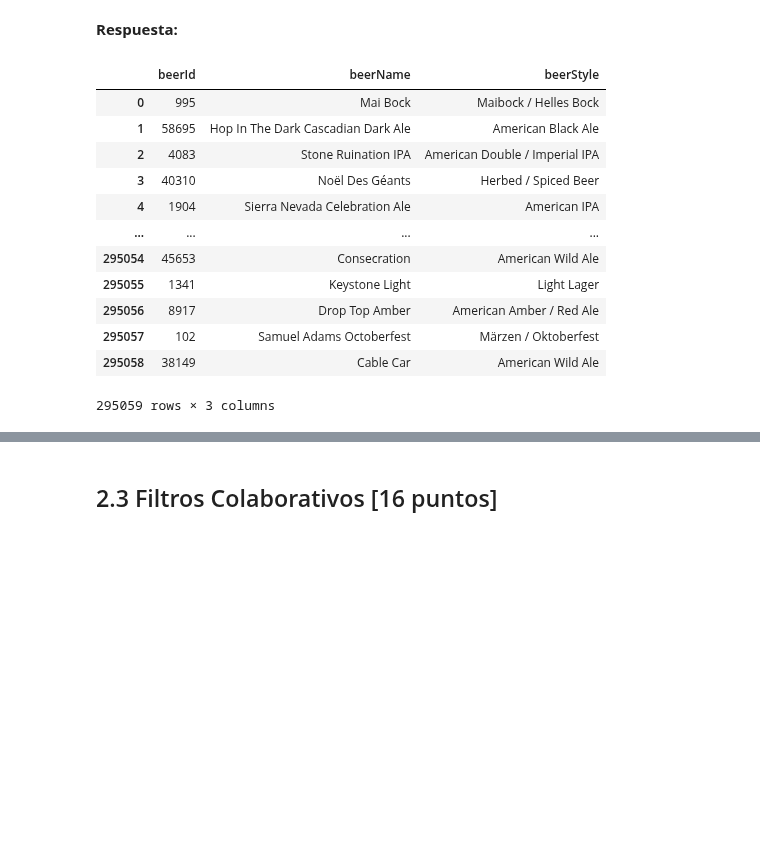
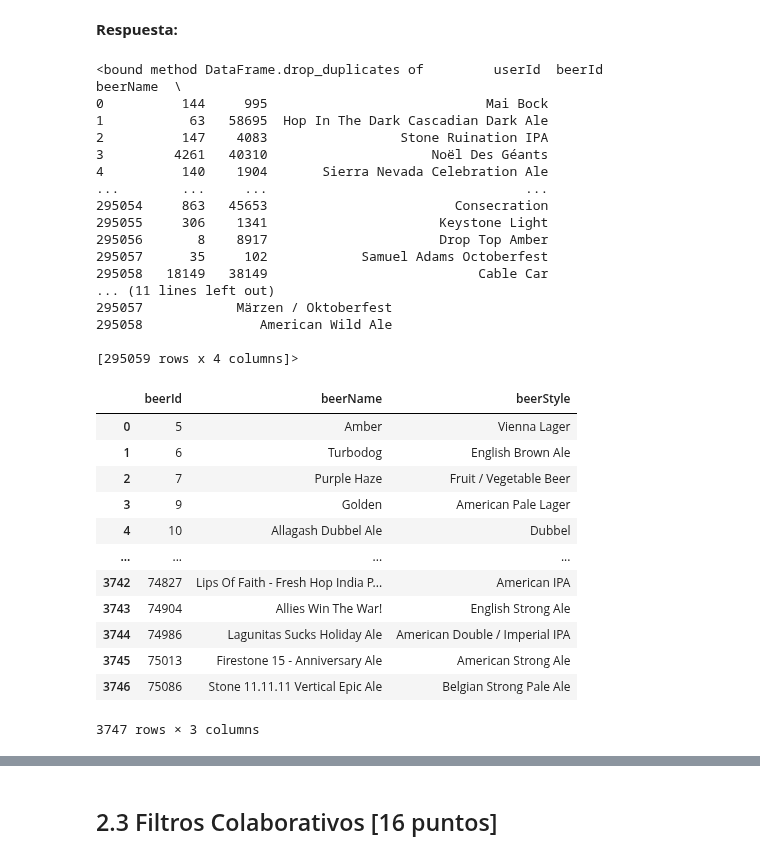
Before and after one commit to juansebm/MDS7202, a Jupyter notebook: Lab 10 - Forecasting y sistema de recomendación/Lab10_enunciado.ipynb, the cells around one changed output, grey strips where cells are left out. Cells and saved outputs as stored; diff of their text form; code cells hidden in the pictures; blank space fills up the shorter version.

```diff
--- a/Lab 10 - Forecasting y sistema de recomendación/Lab10_enunciado.ipynb
+++ b/Lab 10 - Forecasting y sistema de recomendación/Lab10_enunciado.ipynb
@@ -997,20 +997,24 @@ Como primera tarea, Homero le pide centrarse en las características de las cerv
 #1. Primero que todo creamos un dataframe que contiene las características de las cervezas,
 # excluyendo las evaluaciones de los ciudadanos (o ratings)
 df_features_beer = df_cervezas.copy()
-df_features_beer = df_features_beer.drop(columns=["userId", "rating"])
+df_features_beer = df_features_beer.drop(columns=["rating"])
 
-df_features_beer
+df_features_beer.drop_duplicates
 # %% [output]
-|  | beerId | beerName | beerStyle |
-| 0 | 995 | Mai Bock | Maibock / Helles Bock |
-| 1 | 58695 | Hop In The Dark Cascadian Dark Ale | American Black Ale |
-| 2 | 4083 | Stone Ruination IPA | American Double / Imperial IPA |
-| 3 | 40310 | Noël Des Géants | Herbed / Spiced Beer |
-| 4 | 1904 | Sierra Nevada Celebration Ale | American IPA |
-| ... | ... | ... | ... |
-| 295054 | 45653 | Consecration | American Wild Ale |
-| 295055 | 1341 | Keystone Light | Light Lager |
-| 295056 | 8917 | Drop Top Amber | American Amber / Red Ale |
-| 295057 | 102 | Samuel Adams Octoberfest | Märzen / Oktoberfest |
-| 295058 | 38149 | Cable Car | American Wild Ale |
-295059 rows × 3 columns
+<bound method DataFrame.drop_duplicates of         userId  beerId                            beerName  \
+0          144     995                            Mai Bock
+1           63   58695  Hop In The Dark Cascadian Dark Ale
+2          147    4083                 Stone Ruination IPA
+3         4261   40310                     Noël Des Géants
+4          140    1904       Sierra Nevada Celebration Ale
+...        ...     ...                                 ...
+295054     863   45653                        Consecration
+295055     306    1341                      Keystone Light
+295056       8    8917                      Drop Top Amber
+295057      35     102            Samuel Adams Octoberfest
+295058   18149   38149                           Cable Car
+... (11 lines left out)
+295057            Märzen / Oktoberfest
+295058               American Wild Ale
+
+[295059 rows x 4 columns]>
@@ -1022,0 +1021,20 @@ df_features_beer
+# %%
+#Notemos como los datos contienen múltiples calificaciones para cada película. Recordando que este tipo de modelo **no necesita
+#de las interacciones usuario-producto**, es posible entonces reducir la dimensionalidad de nuestro dataset a 1 fila por películas agrupando:
+
+df_bow = df_features_beer.groupby('beerId')[['beerName', 'beerStyle']].first().reset_index() # solo nos quedamos con atributos de productos
+df_bow
+# %% [output]
+|  | beerId | beerName | beerStyle |
+| 0 | 5 | Amber | Vienna Lager |
+| 1 | 6 | Turbodog | English Brown Ale |
+| 2 | 7 | Purple Haze | Fruit / Vegetable Beer |
+| 3 | 9 | Golden | American Pale Lager |
+| 4 | 10 | Allagash Dubbel Ale | Dubbel |
+| ... | ... | ... | ... |
+| 3742 | 74827 | Lips Of Faith - Fresh Hop India P... | American IPA |
+| 3743 | 74904 | Allies Win The War! | English Strong Ale |
+| 3744 | 74986 | Lagunitas Sucks Holiday Ale | American Double / Imperial IPA |
+| 3745 | 75013 | Firestone 15 - Anniversary Ale | American Strong Ale |
+| 3746 | 75086 | Stone 11.11.11 Vertical Epic Ale | Belgian Strong Pale Ale |
+3747 rows × 3 columns
```
Also changed, not shown: parts of 4 cells of this notebook.
